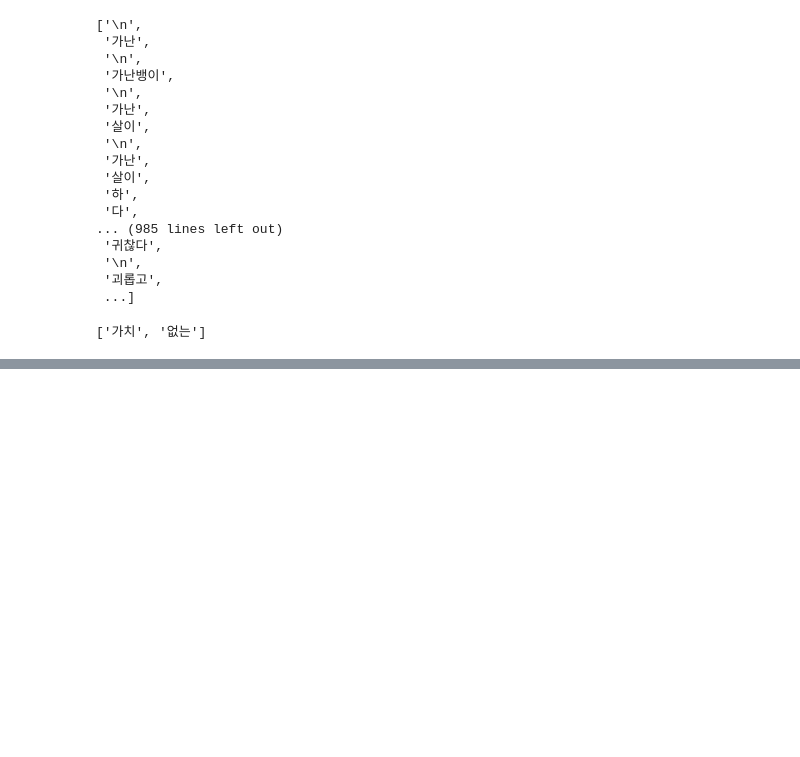
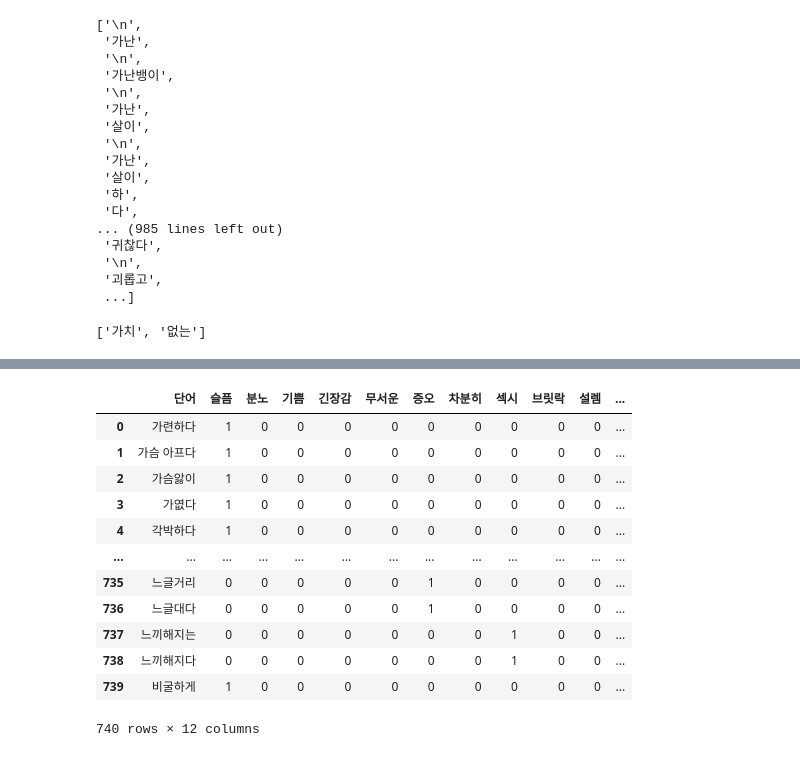
Before and after one commit to OHoRaaa/B_Project_4, a Jupyter notebook: 감성사전.ipynb, the cells around one changed output, grey strips where cells are left out. Cells and saved outputs as stored; diff of their text form; code cells hidden in the pictures; blank space fills up the shorter version.

```diff
--- a/감성사전.ipynb
+++ b/감성사전.ipynb
@@ -4935,0 +5010,17 @@ neg_emo.to_csv("neg_emo.csv")
+# %%
+test = pd.read_excel('감성 편집 (3).xlsx')
+test
+# %% [output]
+|  | 단어 | 슬픔 | 분노 | 기쁨 | 긴장감 | 무서운 | 증오 | 차분히 | 섹시 | 브릿락 | 설렘 | ... |
+| 0 | 가련하다 | 1 | 0 | 0 | 0 | 0 | 0 | 0 | 0 | 0 | 0 | ... |
+| 1 | 가슴 아프다 | 1 | 0 | 0 | 0 | 0 | 0 | 0 | 0 | 0 | 0 | ... |
+| 2 | 가슴앓이 | 1 | 0 | 0 | 0 | 0 | 0 | 0 | 0 | 0 | 0 | ... |
+| 3 | 가엾다 | 1 | 0 | 0 | 0 | 0 | 0 | 0 | 0 | 0 | 0 | ... |
+| 4 | 각박하다 | 1 | 0 | 0 | 0 | 0 | 0 | 0 | 0 | 0 | 0 | ... |
+| ... | ... | ... | ... | ... | ... | ... | ... | ... | ... | ... | ... | ... |
+| 735 | 느글거리 | 0 | 0 | 0 | 0 | 0 | 1 | 0 | 0 | 0 | 0 | ... |
+| 736 | 느글대다 | 0 | 0 | 0 | 0 | 0 | 1 | 0 | 0 | 0 | 0 | ... |
+| 737 | 느끼해지는 | 0 | 0 | 0 | 0 | 0 | 0 | 0 | 1 | 0 | 0 | ... |
+| 738 | 느끼해지다 | 0 | 0 | 0 | 0 | 0 | 0 | 0 | 1 | 0 | 0 | ... |
+| 739 | 비굴하게 | 1 | 0 | 0 | 0 | 0 | 0 | 0 | 0 | 0 | 0 | ... |
+740 rows × 12 columns
```
Also changed, not shown: parts of 19 cells of this notebook, 7 other files.
